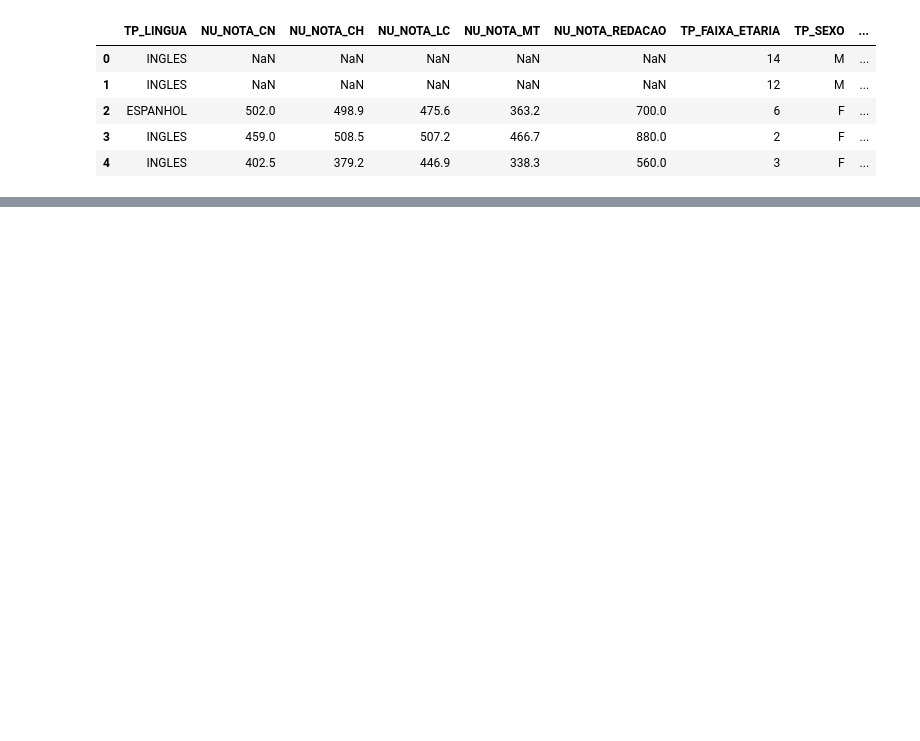
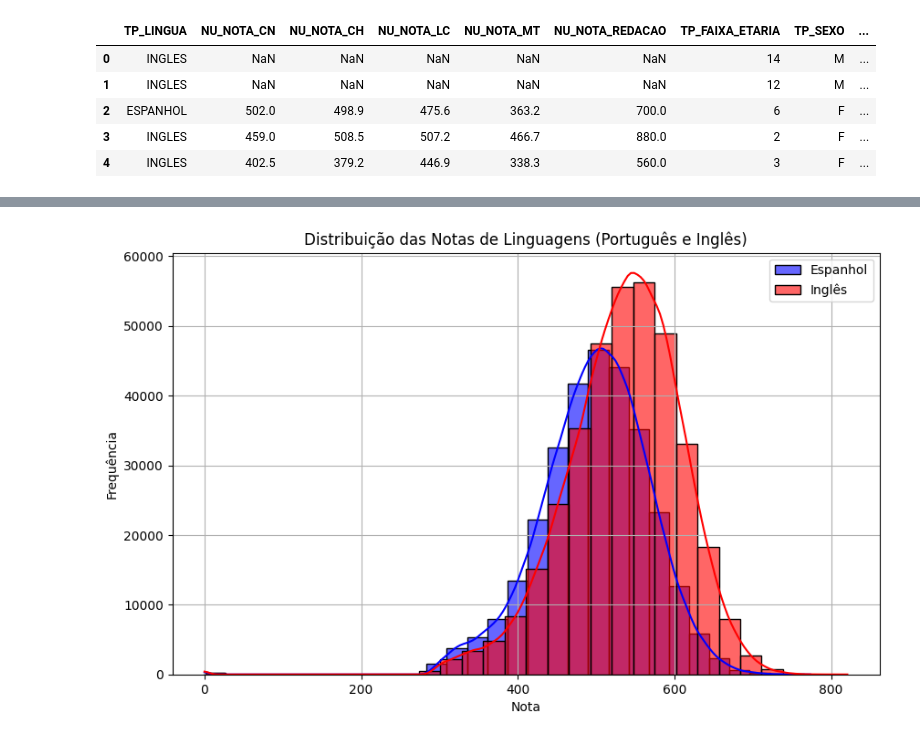
Before and after one commit to ak0237/dados_enem_2023, a Jupyter notebook: enem2023.ipynb, the cells around one changed output, grey strips where cells are left out. Saved outputs shown, nothing was run; the diff lists cells and outputs as text; code cells hidden in the pictures; blank space fills up the shorter version.

Commit message:
Tes-t-comeco
Começando a implantar o teste t para verificar se a diferença entre as médias é válida ou não.

```diff
--- a/enem2023.ipynb
+++ b/enem2023.ipynb
@@ -366,0 +377,19 @@ plt.barh(x, dfp.groupby('TP_LINGUA')['NU_NOTA_LC'].mean())
+# %%
+# Criar o gráfico
+plt.figure(figsize=(10, 6))
+
+# Plotar a distribuição das notas para Espanhol e Inglês
+sns.histplot(dfp.loc[dfp['TP_LINGUA'] == 'ESPANHOL']['NU_NOTA_LC'], kde=True, bins=30, color='blue', label='Espanhol', alpha=0.6)
+sns.histplot(dfp.loc[dfp['TP_LINGUA'] == 'INGLES']['NU_NOTA_LC'], kde=True, bins=30, color='red', label='Inglês', alpha=0.6)
+
+# Adicionar título e legendas
+plt.title('Distribuição das Notas de Linguagens (Português e Inglês)')
+plt.xlabel('Nota')
+plt.ylabel('Frequência')
+plt.legend()  # Exibir legenda
+plt.grid(True)
+
+# Mostrar o gráfico
+plt.show()
+# %% [output]
+[figure, added]
```
Also changed, not shown: parts of 51 cells of this notebook.
